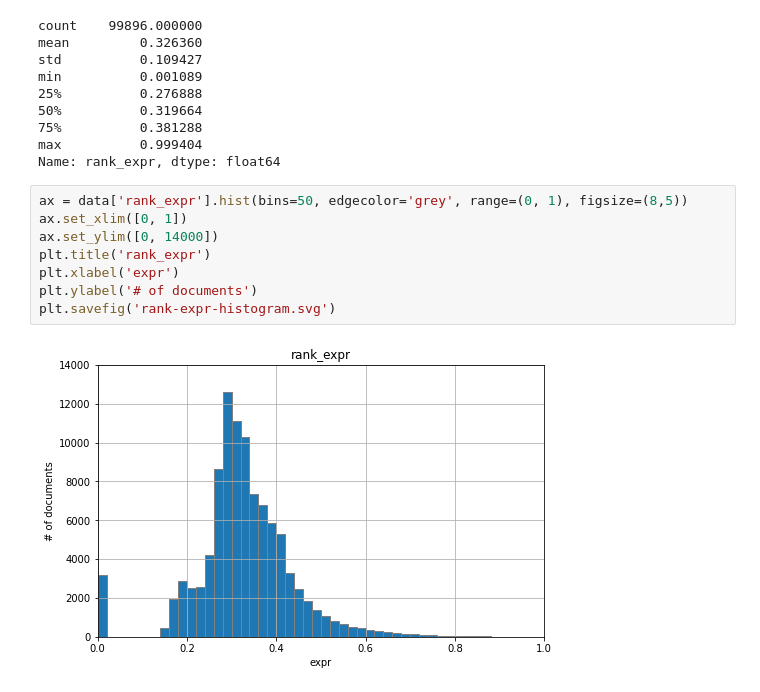
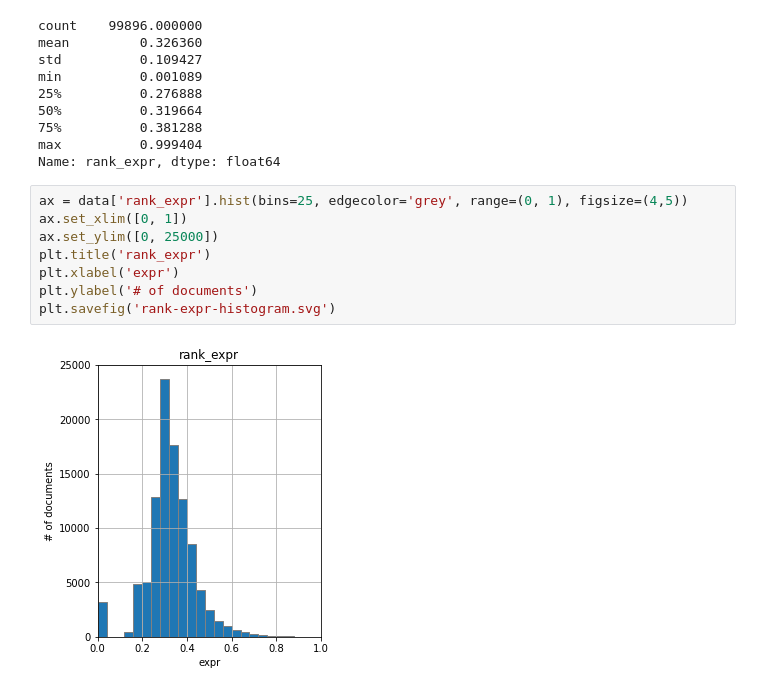
Before and after one commit to dmfrodrigues/feup-pri-proj, a Jupyter notebook: exploration/Data Exploration.ipynb, the cells around one changed output. Saved outputs shown, nothing was run; the diff lists cells and outputs as text.

```diff
--- a/exploration/Data Exploration.ipynb
+++ b/exploration/Data Exploration.ipynb
@@ -663,14 +653,14 @@ min          0.001089
 max          0.999404
 Name: rank_expr, dtype: float64
 # %%
-ax = data['rank_expr'].hist(bins=50, edgecolor='grey', range=(0, 1), figsize=(8,5))
+ax = data['rank_expr'].hist(bins=25, edgecolor='grey', range=(0, 1), figsize=(4,5))
 ax.set_xlim([0, 1])
-ax.set_ylim([0, 14000])
+ax.set_ylim([0, 25000])
 plt.title('rank_expr')
 plt.xlabel('expr')
 plt.ylabel('# of documents')
 plt.savefig('rank-expr-histogram.svg')
 # %% [output]
-[figure, old version]
+[figure, new version]
 # %%
 # [i/data['rank'].size for i in range(data['rank'].size)]
```
Also changed, not shown: parts of 4 cells of this notebook.
